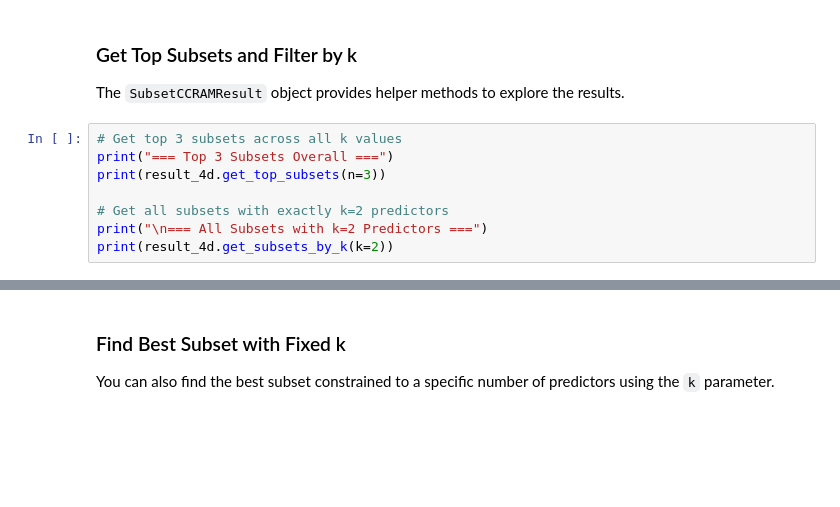
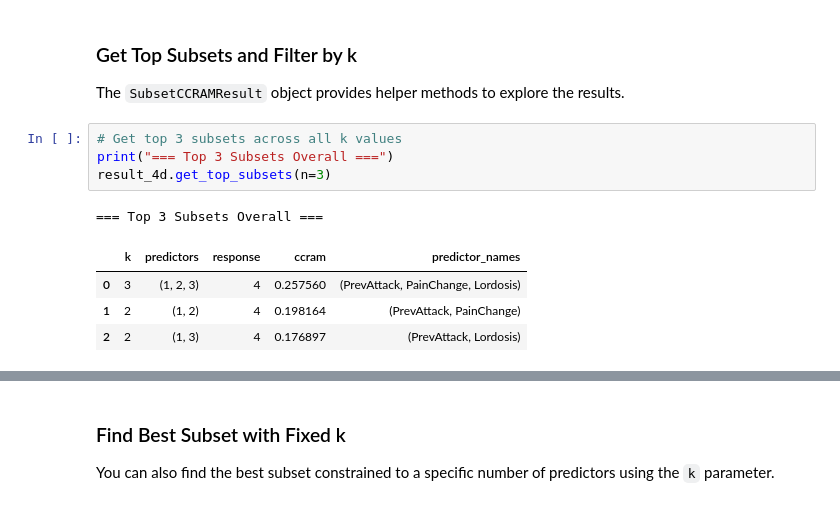
Before and after one commit to DhyeyMavani2003/ccrvam, a Jupyter notebook: examples/jupyter/03_BestSubsets_Selection.ipynb, the cells around one changed output, grey strips where cells are left out. Drawn from its saved outputs; the diff is of its cells as text; blank space fills up the shorter version.

```diff
--- a/examples/jupyter/03_BestSubsets_Selection.ipynb
+++ b/examples/jupyter/03_BestSubsets_Selection.ipynb
@@ -190,8 +274,10 @@ The `SubsetCCRAMResult` object provides helper methods to explore the results.
 # %%
 # Get top 3 subsets across all k values
 print("=== Top 3 Subsets Overall ===")
-print(result_4d.get_top_subsets(n=3))
-
-# Get all subsets with exactly k=2 predictors
-print("\n=== All Subsets with k=2 Predictors ===")
-print(result_4d.get_subsets_by_k(k=2))
+result_4d.get_top_subsets(n=3)
+# %% [output]
+=== Top 3 Subsets Overall ===
+|  | k | predictors | response | ccram | predictor_names |
+| 0 | 3 | (1, 2, 3) | 4 | 0.257560 | (PrevAttack, PainChange, Lordosis) |
+| 1 | 2 | (1, 2) | 4 | 0.198164 | (PrevAttack, PainChange) |
+| 2 | 2 | (1, 3) | 4 | 0.176897 | (PrevAttack, Lordosis) |
```
Also changed, not shown: parts of 17 cells of this notebook.
